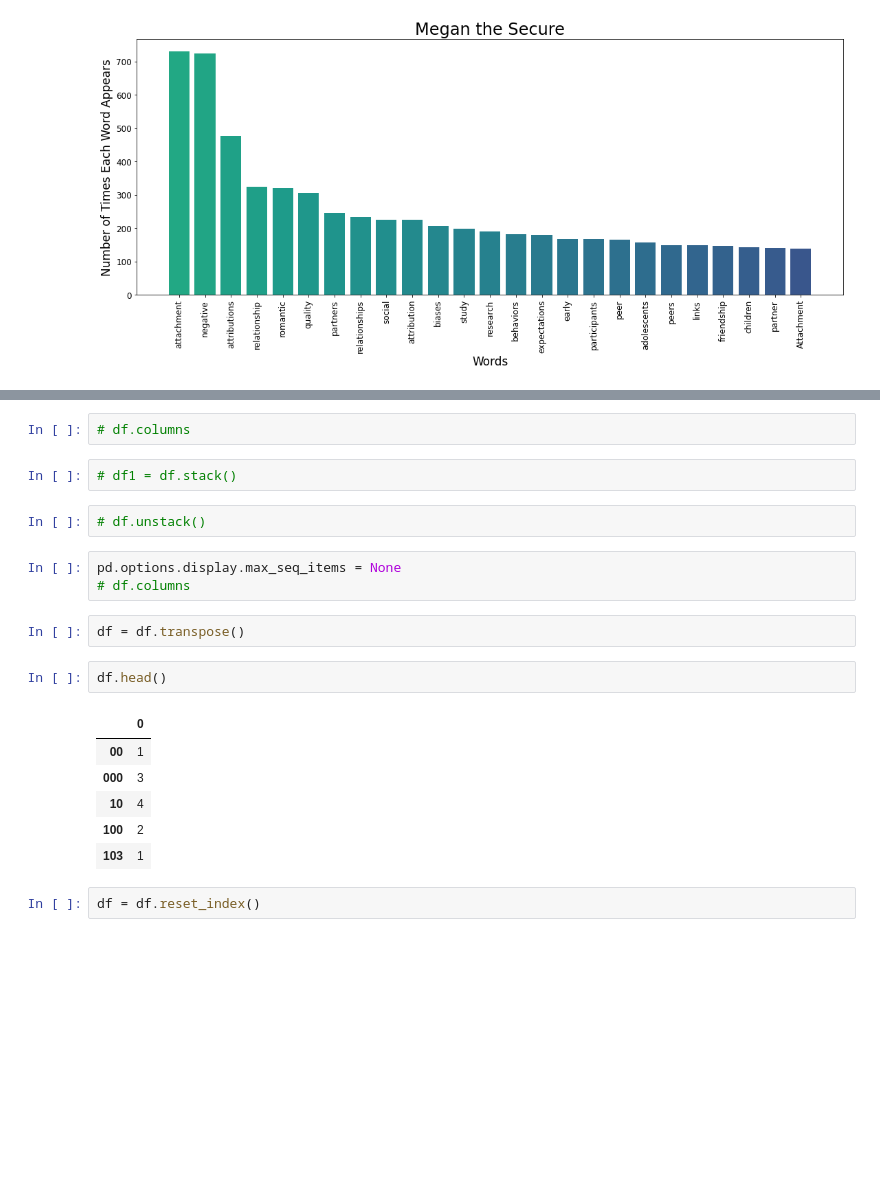
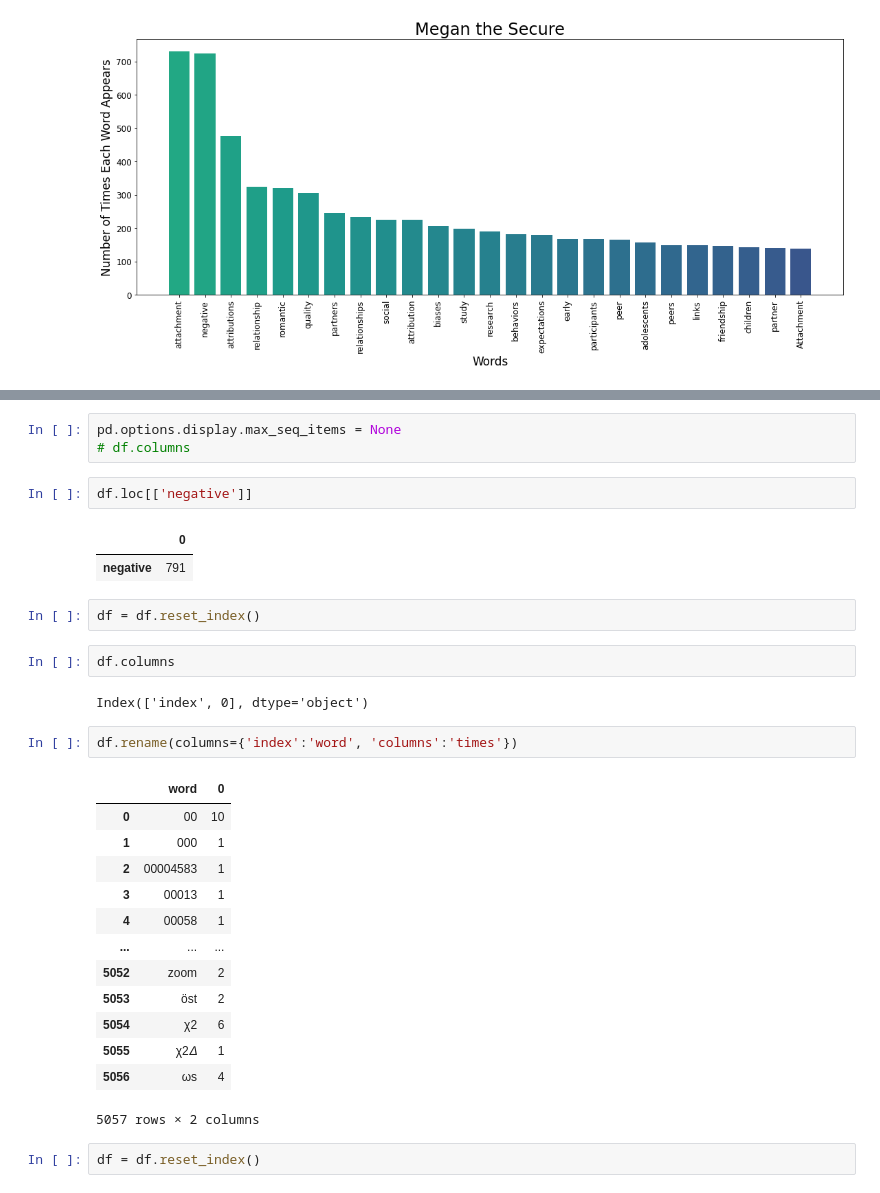
Before and after one commit to MarcBernstein0/raizel-practice-questions, a Jupyter notebook: notebook/Megan_NLP.ipynb, the cells around one changed output, grey strips where cells are left out. Saved outputs shown, nothing was run; the diff lists cells and outputs as text; blank space fills up the shorter version.

```diff
--- a/notebook/Megan_NLP.ipynb
+++ b/notebook/Megan_NLP.ipynb
@@ -208,23 +200,33 @@ RangeIndex(start=0, stop=1, step=1)
-# %%
-# df.columns
-# %%
-# df1 = df.stack()
-# %%
-# df.unstack()
 # %%
 pd.options.display.max_seq_items = None
 # df.columns
+# %%
+df.loc[['negative']]
+# %% [output]
+|  | 0 |
+| negative | 791 |
 # %%
-df = df.transpose()
+df = df.reset_index()
 # %%
-df.head()
+df.columns
 # %% [output]
-|  | 0 |
-| 00 | 1 |
-| 000 | 3 |
-| 10 | 4 |
-| 100 | 2 |
-| 103 | 1 |
+Index(['index', 0], dtype='object')
+# %%
+df.rename(columns={'index':'word', 'columns':'times'})
+# %% [output]
+|  | word | 0 |
+| 0 | 00 | 10 |
+| 1 | 000 | 1 |
+| 2 | 00004583 | 1 |
+| 3 | 00013 | 1 |
+| 4 | 00058 | 1 |
+| ... | ... | ... |
+| 5052 | zoom | 2 |
+| 5053 | öst | 2 |
+| 5054 | χ2 | 6 |
+| 5055 | χ2𝛥 | 1 |
+| 5056 | ωs | 4 |
+5057 rows × 2 columns
 # %%
 df = df.reset_index()
 # %%
```
Also changed, not shown: parts of 3 cells of this notebook.
